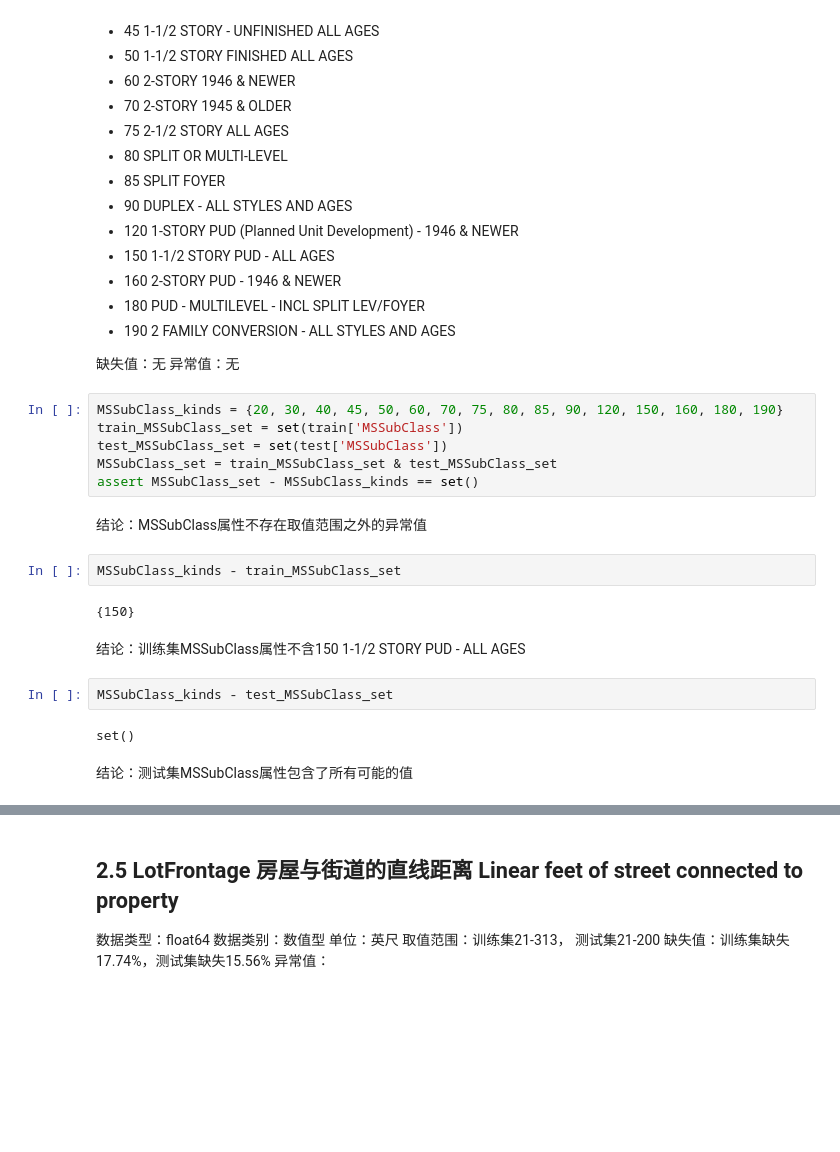
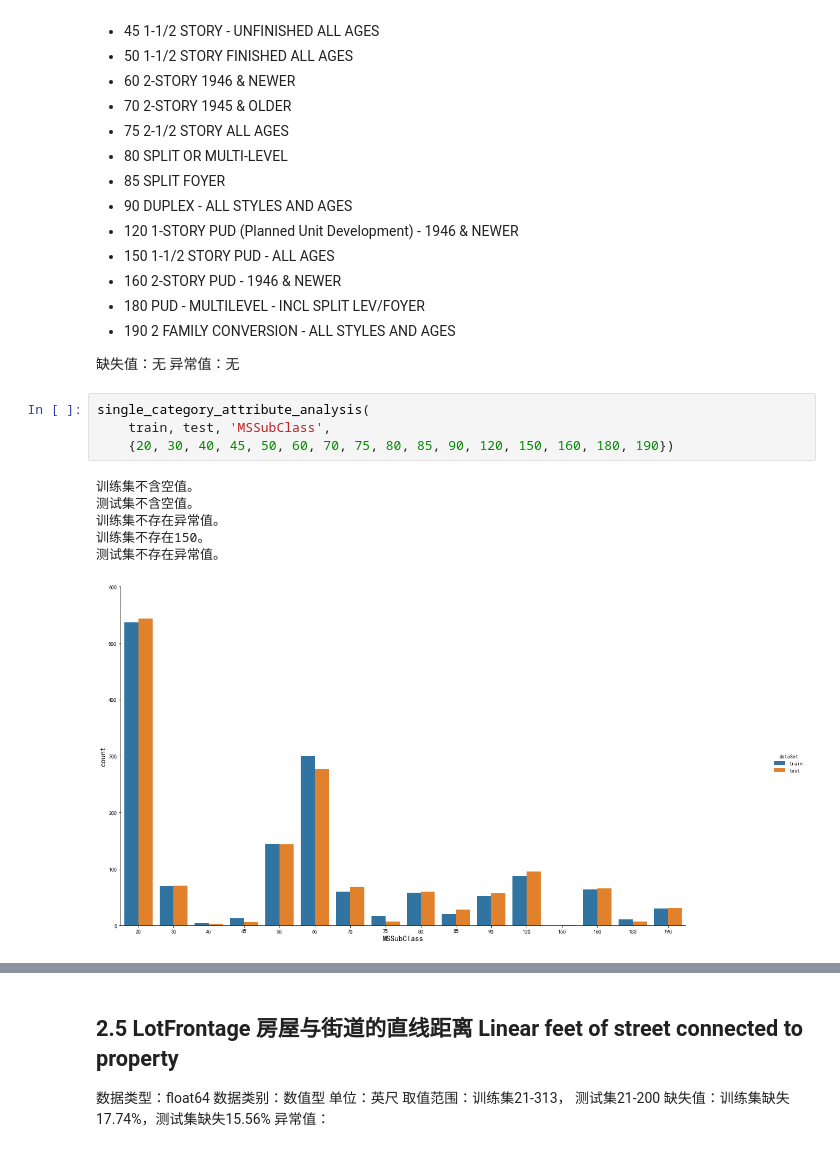
Before and after one commit to malng/DataModelingPortfolio, a Jupyter notebook: House-Prices_Advanced-Regression-Techniques/House-Prices_EDA.ipynb, the cells around one changed output, grey strips where cells are left out. Saved outputs shown, nothing was run; the diff lists cells and outputs as text; blank space fills up the shorter version.

```diff
--- a/House-Prices_Advanced-Regression-Techniques/House-Prices_EDA.ipynb
+++ b/House-Prices_Advanced-Regression-Techniques/House-Prices_EDA.ipynb
@@ -203,22 +204,13 @@ assert len(train.Id) + len(test.Id) == len(set(train.Id) | set(test.Id))
 缺失值：无
 异常值：无
 # %%
-MSSubClass_kinds = {20, 30, 40, 45, 50, 60, 70, 75, 80, 85, 90, 120, 150, 160, 180, 190}
-train_MSSubClass_set = set(train['MSSubClass'])
-test_MSSubClass_set = set(test['MSSubClass'])
-MSSubClass_set = train_MSSubClass_set & test_MSSubClass_set
-assert MSSubClass_set - MSSubClass_kinds == set()
+single_category_attribute_analysis(
+    train, test, 'MSSubClass',
+    {20, 30, 40, 45, 50, 60, 70, 75, 80, 85, 90, 120, 150, 160, 180, 190})
+# %% [output]
+训练集不含空值。
+测试集不含空值。
+训练集不存在异常值。
+训练集不存在150。
+测试集不存在异常值。
+[figure, added]
-# %% [markdown]
-结论：MSSubClass属性不存在取值范围之外的异常值
-# %%
-MSSubClass_kinds - train_MSSubClass_set
-# %% [output]
-{150}
-# %% [markdown]
-结论：训练集MSSubClass属性不含150 1-1/2 STORY PUD - ALL AGES
-# %%
-MSSubClass_kinds - test_MSSubClass_set
-# %% [output]
-set()
-# %% [markdown]
-结论：测试集MSSubClass属性包含了所有可能的值
```
Also changed, not shown: parts of 92 cells of this notebook.
